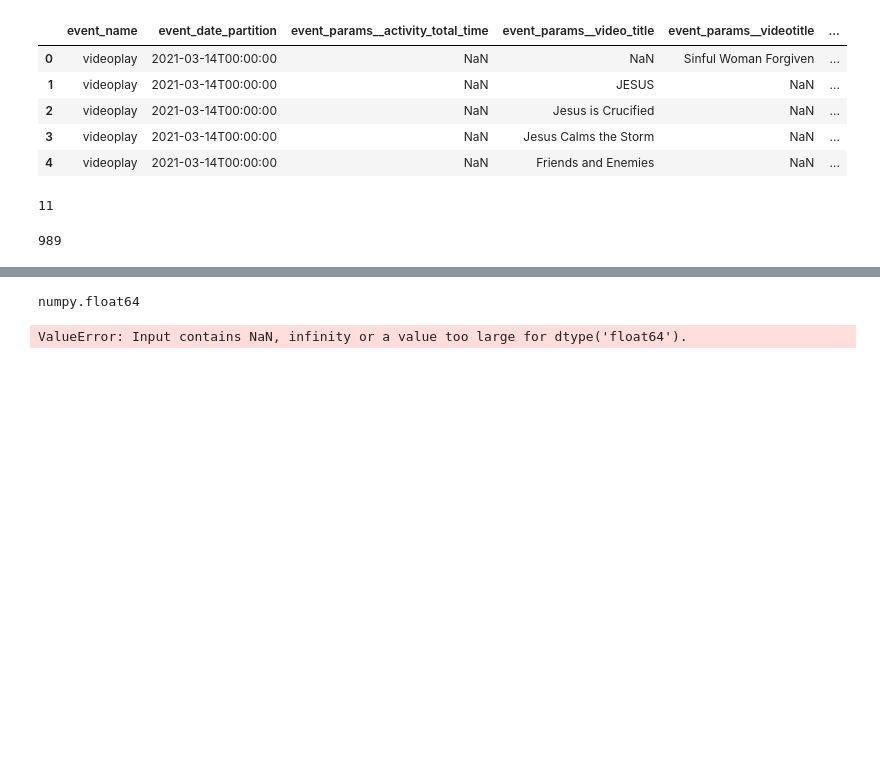
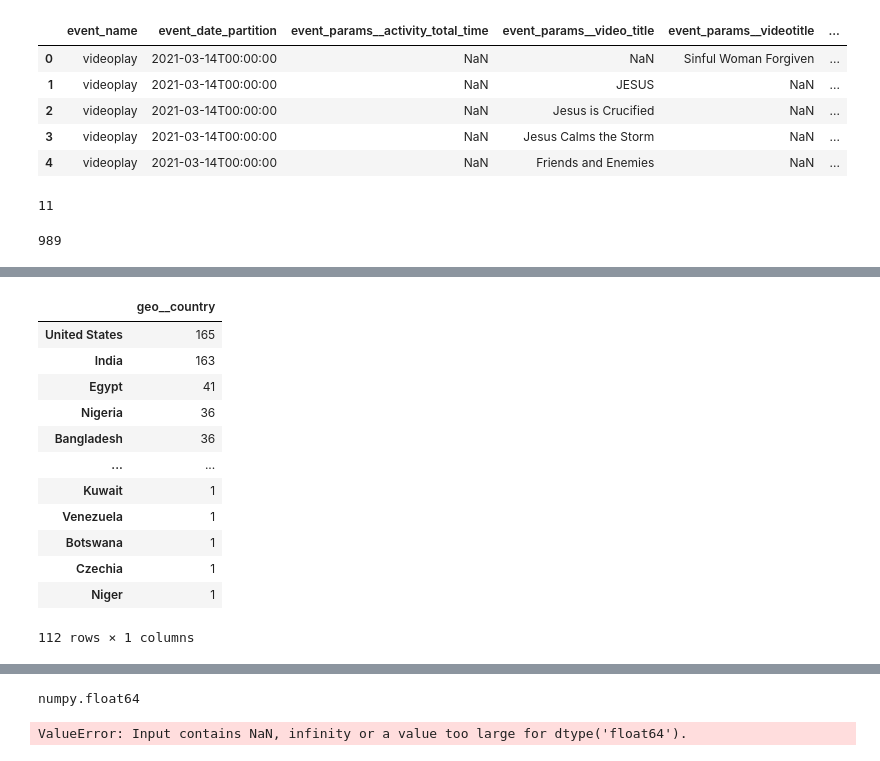
Before and after one commit to dj-betts/jf_project, a Jupyter notebook: eda.ipynb, the cells around one changed output, grey strips where cells are left out. Saved outputs shown, nothing was run; the diff lists cells and outputs as text; code cells hidden in the pictures; blank space fills up the shorter version.

```diff
--- a/eda.ipynb
+++ b/eda.ipynb
@@ -539,3 +549,19 @@ import plotly
 import plotly.offline as py
 import plotly.graph_objs as go
 import plotly_express as px
+# %%
+df.geo__country.value_counts().to_frame()
+# %% [output]
+|  | geo__country |
+| United States | 165 |
+| India | 163 |
+| Egypt | 41 |
+| Nigeria | 36 |
+| Bangladesh | 36 |
+| ... | ... |
+| Kuwait | 1 |
+| Venezuela | 1 |
+| Botswana | 1 |
+| Czechia | 1 |
+| Niger | 1 |
+112 rows × 1 columns
```
Also changed, not shown: parts of 18 cells of this notebook.
